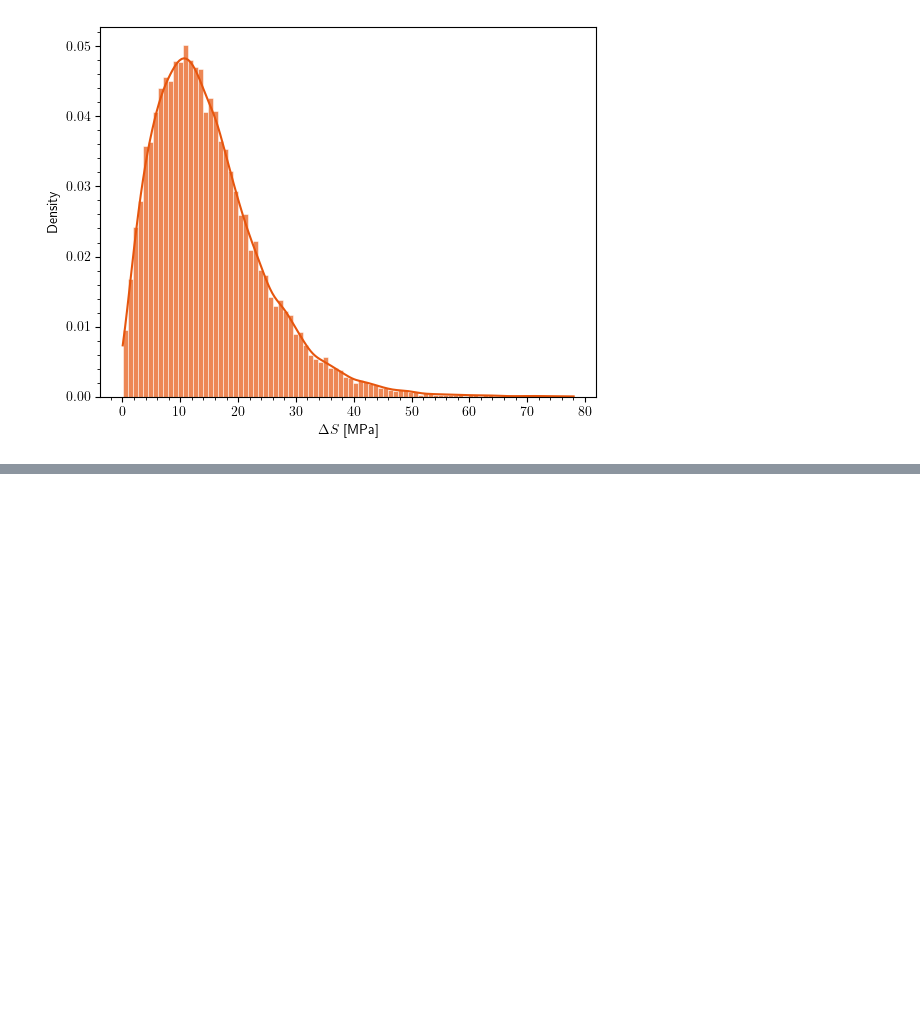
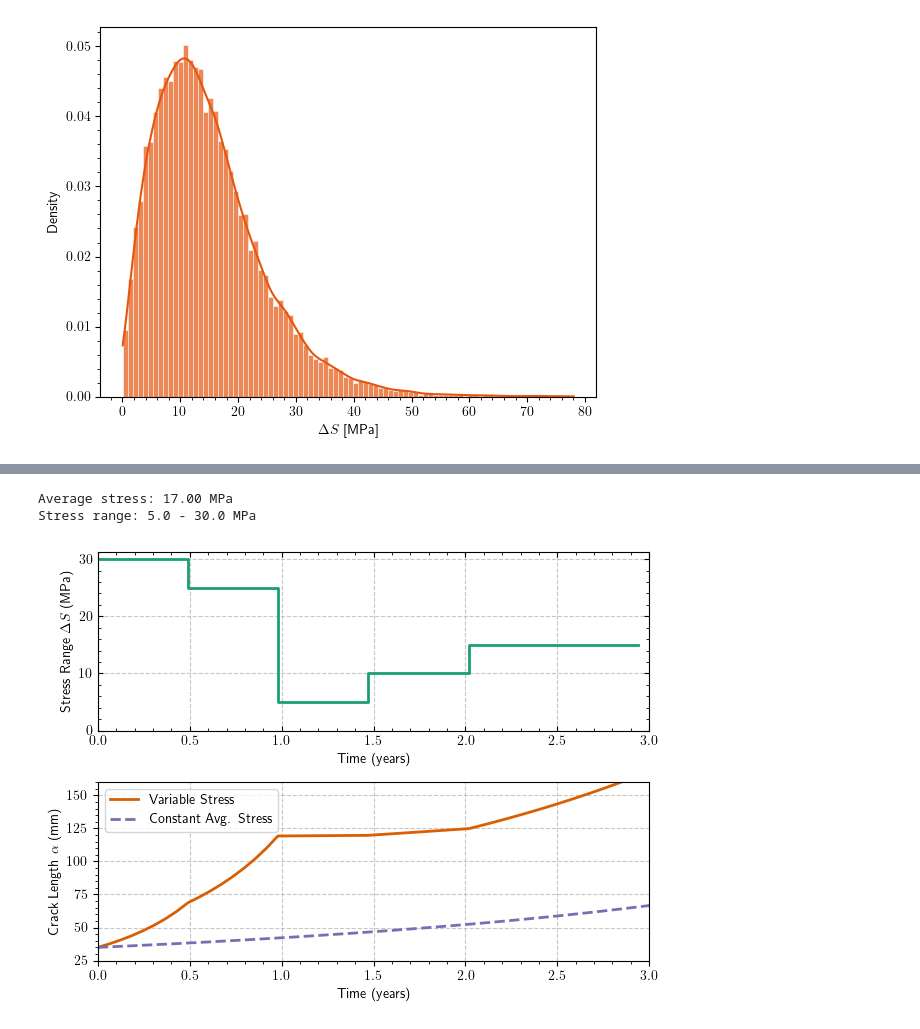
Before and after one commit to nsilionis/hierarchical-crack-growth-monitoring, a Jupyter notebook: notebooks/demo.ipynb, the cells around one changed output, grey strips where cells are left out. Saved outputs shown, nothing was run; the diff lists cells and outputs as text; code cells hidden in the pictures; blank space fills up the shorter version.

```diff
--- a/notebooks/demo.ipynb
+++ b/notebooks/demo.ipynb
@@ -207,0 +160,31 @@ plt.show()
+# %%
+from src.visualisation import plot_variable_stress_comparison
+
+# Define custom stress periods
+stress_periods = [
+    (0.0, 0.5, 30.0),
+    (0.5, 1.0, 25.0),
+    (1.0, 1.5, 5.0),
+    (1.5, 2.0, 10.0),
+    (2.0, 3.0, 15.0),
+]
+
+# Use the new visualization function
+fig, axs = plot_variable_stress_comparison(
+    stress_periods=stress_periods,
+    logc=np.log(1e-13),
+    m=3.2,
+    navg=3e6,
+    a0=35.0,
+    cmap_name='Dark2',
+    figsize=(6.4, 4.8),
+    save_fig_name="variable_stress_comparison.pdf"
+)
+
+# Print some interesting statistics about the plot
+print(f"Average stress: {np.mean([s[2] for s in stress_periods]):.2f} MPa")
+print(f"Stress range: {min([s[2] for s in stress_periods]):.1f} - {max([s[2] for s in stress_periods]):.1f} MPa")
+# %% [output]
+Average stress: 17.00 MPa
+Stress range: 5.0 - 30.0 MPa
+[figure, added]
```
Also changed, not shown: parts of 6 cells of this notebook.
